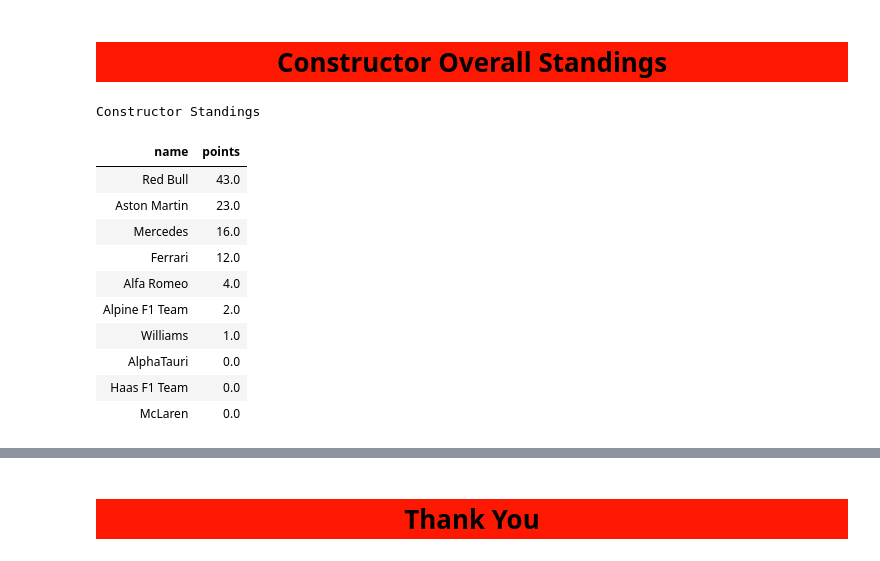
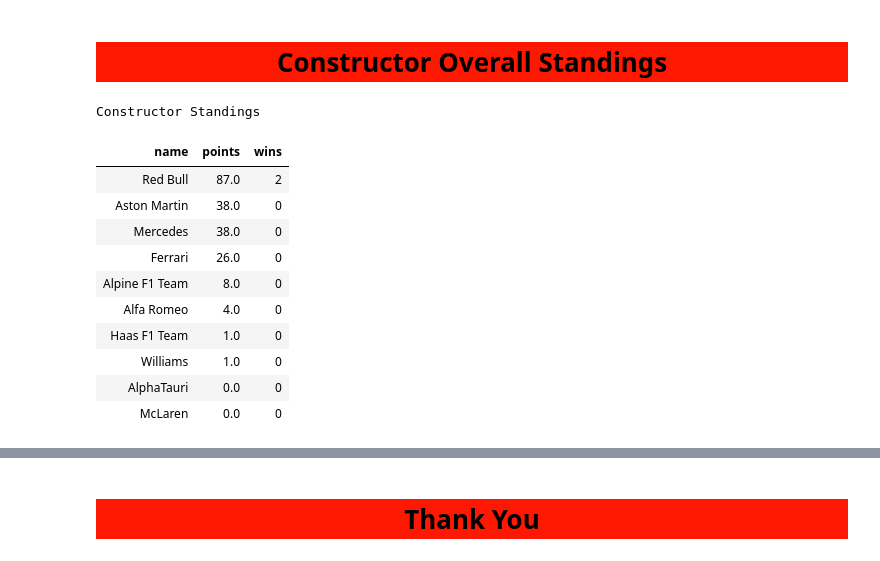
Before and after one commit to jon-bown/data_ML_projects, a Jupyter notebook: formula-1-race-summary.ipynb, the cells around one changed output, grey strips where cells are left out. Drawn from its saved outputs; the diff is of its cells as text; code cells hidden in the pictures.

```diff
--- a/formula-1-race-summary.ipynb
+++ b/formula-1-race-summary.ipynb
@@ -261,17 +280,24 @@ def get_last_round():
     return int(result)
 # %%
 #DATA CLEANING
+##INITIAL PARAMETERS
 my_date = date.today()
 year, week_num, day_of_week = my_date.isocalendar()
 race = get_last_round()
+
+#RACE RESULTS
 race_result = pyergast.get_race_result()
 race_result['points'] = race_result.points.astype(float)
 circuits = pyergast.get_circuits()
 #CONSTRUCTORS
 constructor_overall = constructor_standings(year=year)
-constructor_overall['points'] = constructor_overall.points.astype(float)
+const_ov_emp = constructor_overall.empty
+if not const_ov_emp:
+    constructor_overall['points'] = constructor_overall.points.astype(float)
 constructor_results = constructor_standings(year=year, race=race)
-constructor_results['points'] = constructor_results.points.astype(float)
+const_re_emp = constructor_results.empty
+if not const_re_emp:
+    constructor_results['points'] = constructor_results.points.astype(float)
 constructors = pyergast.get_constructors()
 #DRIVERS
 drivers = pyergast.get_drivers(year=year)
@@ -283,10 +309,14 @@ drivers_full = drivers.merge(drivers_2, on='driverID', how='left', suffixes=('_1
 driver_standings = pyergast.driver_standings()
 #LAPS
 lap_times = get_lap_times(year, race)
-lap_times['driverID'] = lap_times['driverId']
+lap_tim_emp = lap_times.empty
+if not lap_tim_emp:
+    lap_times['driverID'] = lap_times['driverId']
 #PIT STOPS
 pit_stops = get_pit_stops(year, race)
-pit_stops['driverID'] = pit_stops['driverId']
+pit_stop_emp = pit_stops.empty
+if not pit_stop_emp:
+    pit_stops['driverID'] = pit_stops['driverId']
 #QUALIFYING
 qualifying = pyergast.get_qualifying_result()
 #SCHEDULE
@@ -718,20 +831,20 @@ Constructor Standings
     '><center style='color: black;'>Constructor Overall Standings</center></h1>
 # %%
 const_stand_race = constructor_overall.sort_values(by='points', ascending=False)
-const_stand_race[['name', 'points']].style.pipe(const_standings)
+const_stand_race[['name', 'points', 'wins']].style.pipe(const_standings)
 # %% [output]
 Constructor Standings
-| name | points |
-| Red Bull | 43.0 |
-| Aston Martin | 23.0 |
-| Mercedes | 16.0 |
-| Ferrari | 12.0 |
-| Alfa Romeo | 4.0 |
-| Alpine F1 Team | 2.0 |
-| Williams | 1.0 |
-| AlphaTauri | 0.0 |
-| Haas F1 Team | 0.0 |
-| McLaren | 0.0 |
+| name | points | wins |
+| Red Bull | 87.0 | 2 |
+| Aston Martin | 38.0 | 0 |
+| Mercedes | 38.0 | 0 |
+| Ferrari | 26.0 | 0 |
+| Alpine F1 Team | 8.0 | 0 |
+| Alfa Romeo | 4.0 | 0 |
+| Haas F1 Team | 1.0 | 0 |
+| Williams | 1.0 | 0 |
+| AlphaTauri | 0.0 | 0 |
+| McLaren | 0.0 | 0 |
 # %%
 max_round = max(schedule['round'])
 if race < max_round:
```
Also changed, not shown: parts of 23 cells of this notebook.
